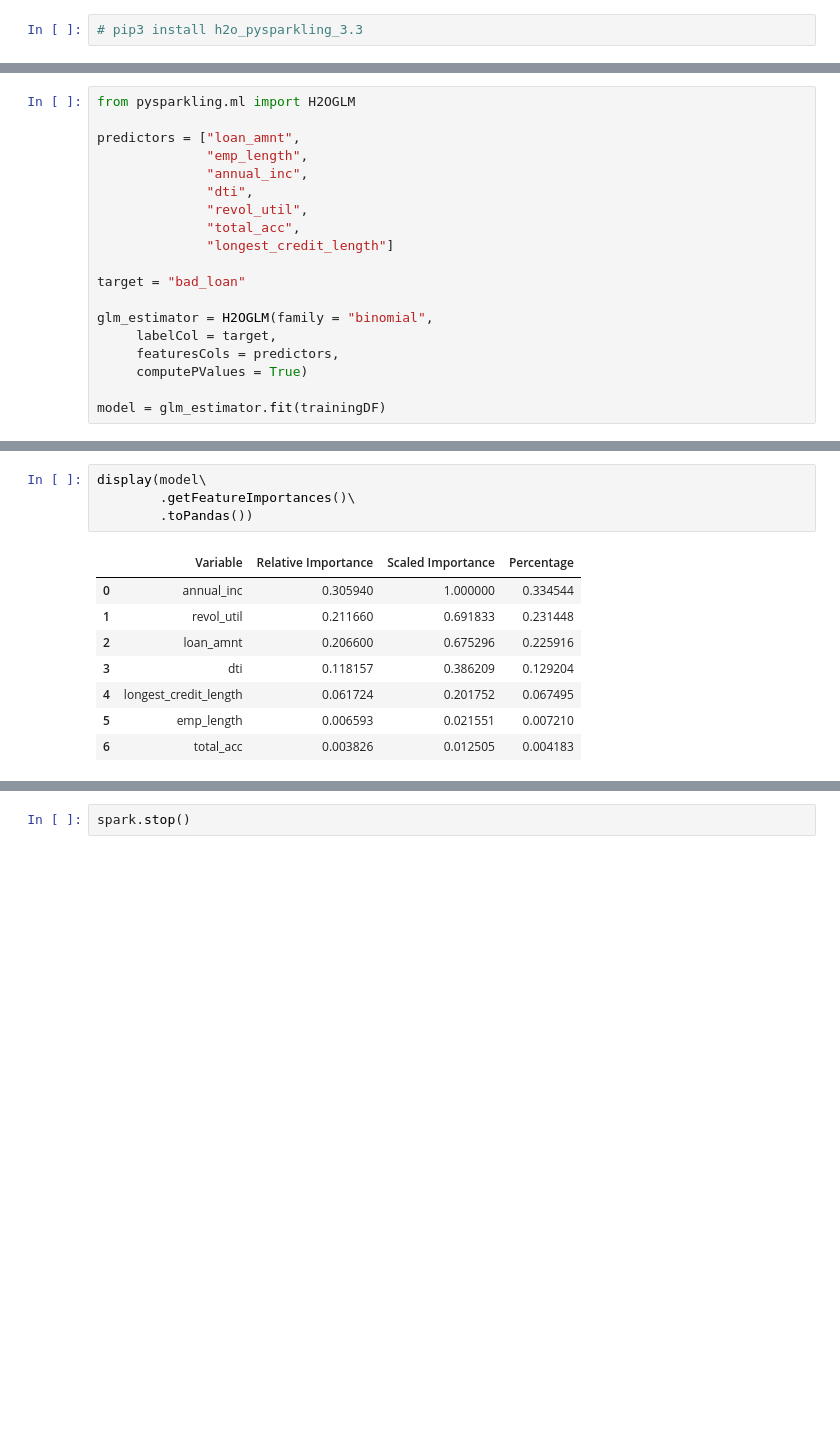
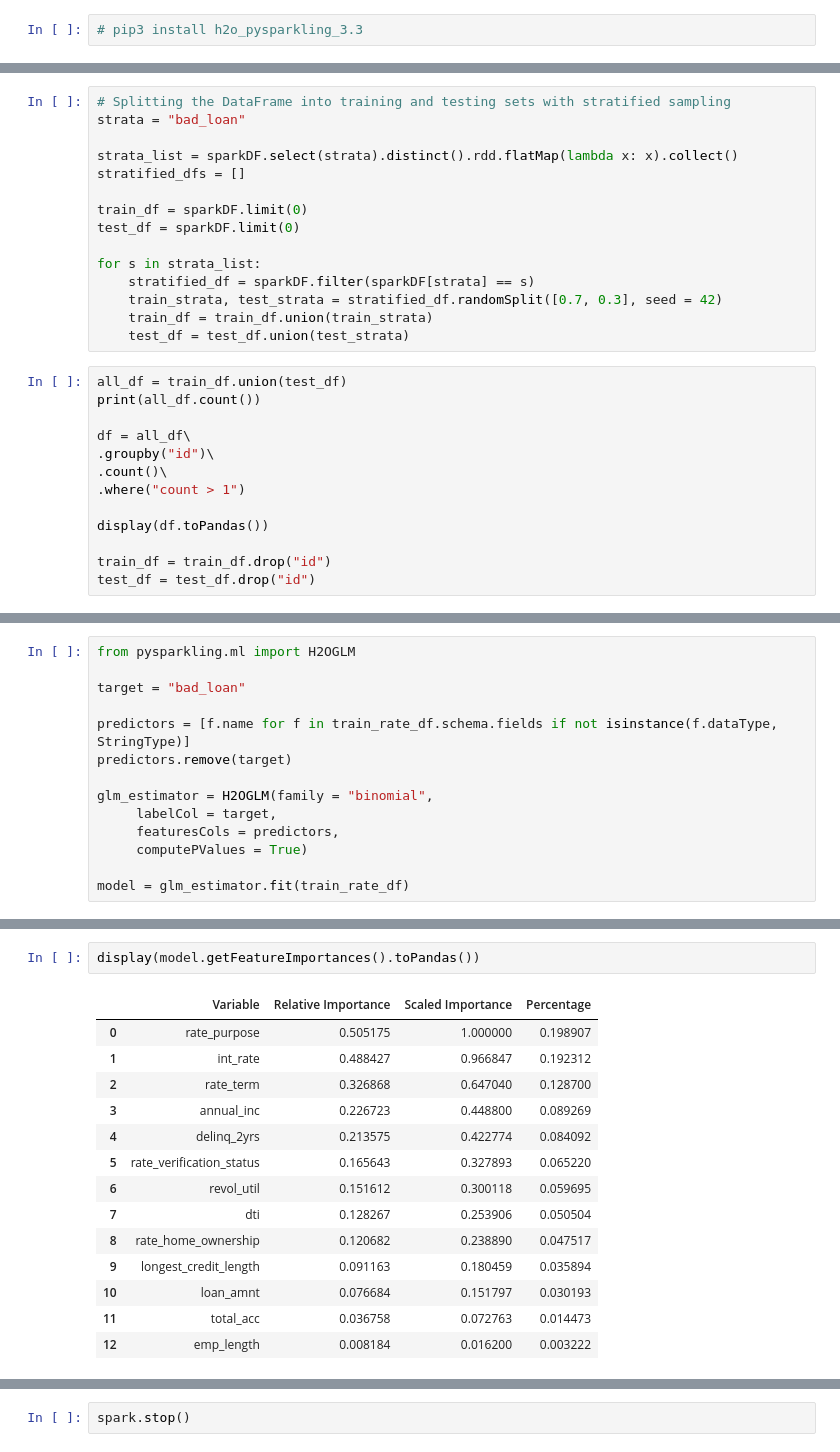
Before and after one commit to kriss024/PySpark, a Jupyter notebook: H2O_Sparkling_Water.ipynb, the cells around one changed output, grey strips where cells are left out. Drawn from its saved outputs; the diff is of its cells as text; blank space fills up the shorter version.

```diff
--- a/H2O_Sparkling_Water.ipynb
+++ b/H2O_Sparkling_Water.ipynb
@@ -69,0 +79,28 @@ Parse progress: |█████████████████████
+# %%
+# Splitting the DataFrame into training and testing sets with stratified sampling
+strata = "bad_loan"
+
+strata_list = sparkDF.select(strata).distinct().rdd.flatMap(lambda x: x).collect()
+stratified_dfs = []
+
+train_df = sparkDF.limit(0)
+test_df = sparkDF.limit(0)
+
+for s in strata_list:
+    stratified_df = sparkDF.filter(sparkDF[strata] == s)
+    train_strata, test_strata = stratified_df.randomSplit([0.7, 0.3], seed = 42)
+    train_df = train_df.union(train_strata)
+    test_df = test_df.union(test_strata)
+# %%
+all_df = train_df.union(test_df)
+print(all_df.count())
+
+df = all_df\
+.groupby("id")\
+.count()\
+.where("count > 1")
+
+display(df.toPandas())
+
+train_df = train_df.drop("id")
+test_df = test_df.drop("id")
@@ -78,22 +211,17 @@ print(testingDF.count())
 # %%
 from pysparkling.ml import H2OGLM
 
-predictors = ["loan_amnt",
-              "emp_length",
-              "annual_inc",
-              "dti",
-              "revol_util",
-              "total_acc",
-              "longest_credit_length"]
+target = "bad_loan"
 
-target = "bad_loan"
+predictors = [f.name for f in train_rate_df.schema.fields if not isinstance(f.dataType, StringType)]
+predictors.remove(target)
 
 glm_estimator = H2OGLM(family = "binomial",
      labelCol = target,
      featuresCols = predictors,
      computePValues = True)
 
-model = glm_estimator.fit(trainingDF)
+model = glm_estimator.fit(train_rate_df)
 # %% [output]
 Model Details
 ===============
@@ -129,14 +261,18 @@ display(model
 # %%
-display(model\
-        .getFeatureImportances()\
-        .toPandas())
+display(model.getFeatureImportances().toPandas())
 # %% [output]
 |  | Variable | Relative Importance | Scaled Importance | Percentage |
-| 0 | annual_inc | 0.305940 | 1.000000 | 0.334544 |
-| 1 | revol_util | 0.211660 | 0.691833 | 0.231448 |
-| 2 | loan_amnt | 0.206600 | 0.675296 | 0.225916 |
-| 3 | dti | 0.118157 | 0.386209 | 0.129204 |
-| 4 | longest_credit_length | 0.061724 | 0.201752 | 0.067495 |
-| 5 | emp_length | 0.006593 | 0.021551 | 0.007210 |
-| 6 | total_acc | 0.003826 | 0.012505 | 0.004183 |
+| 0 | rate_purpose | 0.505175 | 1.000000 | 0.198907 |
+| 1 | int_rate | 0.488427 | 0.966847 | 0.192312 |
+| 2 | rate_term | 0.326868 | 0.647040 | 0.128700 |
+| 3 | annual_inc | 0.226723 | 0.448800 | 0.089269 |
+| 4 | delinq_2yrs | 0.213575 | 0.422774 | 0.084092 |
+| 5 | rate_verification_status | 0.165643 | 0.327893 | 0.065220 |
+| 6 | revol_util | 0.151612 | 0.300118 | 0.059695 |
+| 7 | dti | 0.128267 | 0.253906 | 0.050504 |
+| 8 | rate_home_ownership | 0.120682 | 0.238890 | 0.047517 |
+| 9 | longest_credit_length | 0.091163 | 0.180459 | 0.035894 |
+| 10 | loan_amnt | 0.076684 | 0.151797 | 0.030193 |
+| 11 | total_acc | 0.036758 | 0.072763 | 0.014473 |
+| 12 | emp_length | 0.008184 | 0.016200 | 0.003222 |
 # %%
```
Also changed, not shown: parts of 18 cells of this notebook.
